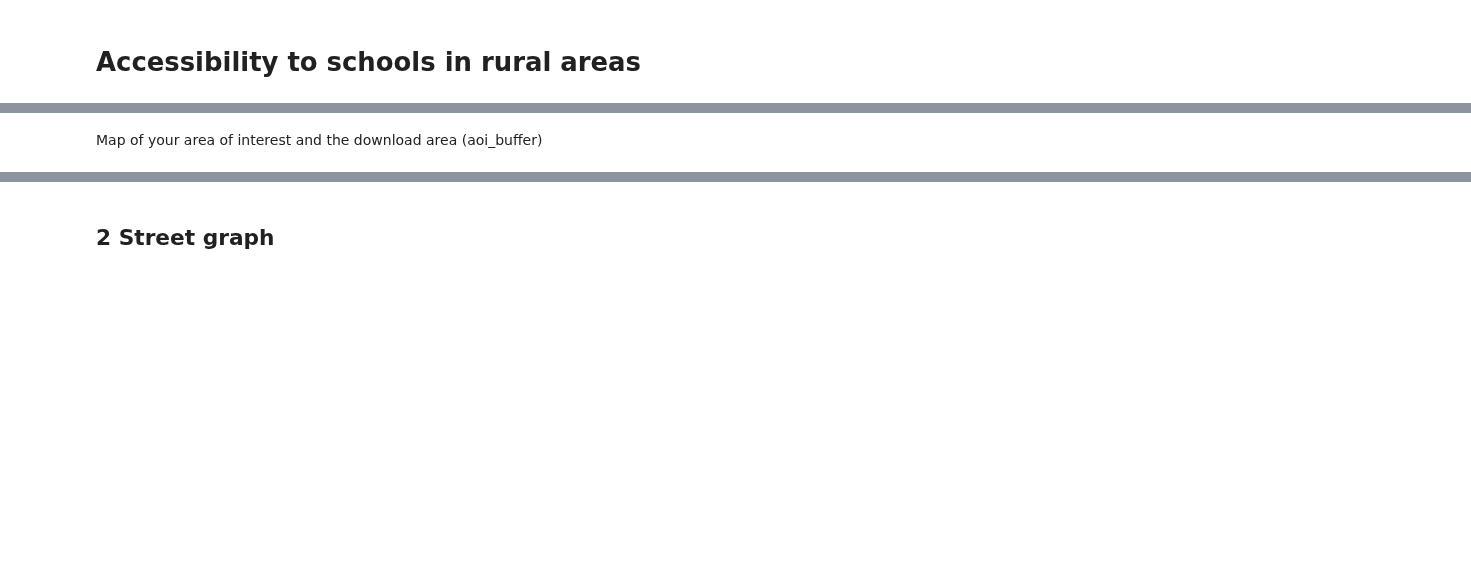
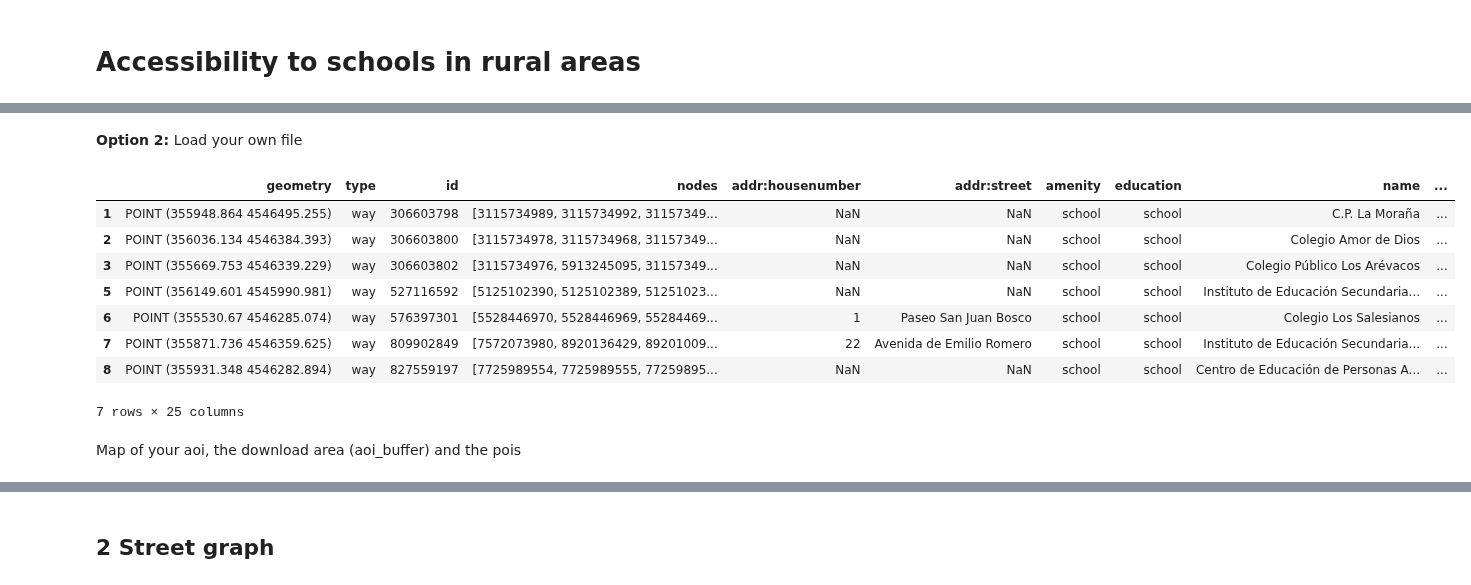
Before and after one commit to CityScope/UrbanAccessAnalyzer, a Jupyter notebook: examples/rural_schools.ipynb, the cells around one changed output, grey strips where cells are left out. Saved outputs shown, nothing was run; the diff lists cells and outputs as text; code cells hidden in the pictures; blank space fills up the shorter version.

```diff
--- a/examples/rural_schools.ipynb
+++ b/examples/rural_schools.ipynb
@@ -34,0 +38,12 @@ import numpy as np
+# %%
+download_buffer = 5000 # Download area should be larger than the aoi by 'download_buffer' meters
+# It should be max(distance_steps) but there is the risk of downloading an area that is too large
+
+distance_steps = [1000,3000,20000] # Distance steps for the isochrones (points in the street network reachable in x distance from any point of interest)
+accessibility_values = ['walk','bike','bus'] # Value to assign to every distance step
+
+min_edge_length = 30 # Simplify street graph to avoid edges of less than 'min_edge_length'
+
+h3_resolution = 10 # If you want results in h3 this is the output h3 resolution
+
+kids_only = True # If True the population data is only people under 18 years age
@@ -60,5 +119,4 @@ Use UTM coords and creat aoi_download with a buffer of X meters
 aoi = gpd.GeoDataFrame(geometry=[aoi.union_all()],crs=aoi.crs) # Ensure there is only one polygon
 aoi = aoi.to_crs(aoi.estimate_utm_crs()) # Convert to utm
 
-aoi_download = aoi.buffer(5000) # Area to do streets and poi requests
-# It should be the maximum buffer we will use but there is the risk of downloading an area that is too large
+aoi_download = aoi.buffer(download_buffer) # Area to do streets and poi requests
@@ -64,0 +149,2 @@ aoi_download = aoi.buffer(5000) # Area to do streets and poi requests
+# %% [markdown]
+**Option 2:** Load your own file
@@ -65,2 +180,16 @@ aoi_download = aoi.buffer(5000) # Area to do streets and poi requests
+# %%
+poi = poi.to_crs(aoi.crs)
+poi = poi[poi.geometry.intersects(aoi_download.union_all())]
+poi
+# %% [output]
+|  | geometry | type | id | nodes | addr:housenumber | addr:street | amenity | education | name | ... |
+| 1 | POINT (355948.864 4546495.255) | way | 306603798 | [3115734989, 3115734992, 31157349... | NaN | NaN | school | school | C.P. La Moraña | ... |
+| 2 | POINT (356036.134 4546384.393) | way | 306603800 | [3115734978, 3115734968, 31157349... | NaN | NaN | school | school | Colegio Amor de Dios | ... |
+| 3 | POINT (355669.753 4546339.229) | way | 306603802 | [3115734976, 5913245095, 31157349... | NaN | NaN | school | school | Colegio Público Los Arévacos | ... |
+| 5 | POINT (356149.601 4545990.981) | way | 527116592 | [5125102390, 5125102389, 51251023... | NaN | NaN | school | school | Instituto de Educación Secundaria... | ... |
+| 6 | POINT (355530.67 4546285.074) | way | 576397301 | [5528446970, 5528446969, 55284469... | 1 | Paseo San Juan Bosco | school | school | Colegio Los Salesianos | ... |
+| 7 | POINT (355871.736 4546359.625) | way | 809902849 | [7572073980, 8920136429, 89201009... | 22 | Avenida de Emilio Romero | school | school | Instituto de Educación Secundaria... | ... |
+| 8 | POINT (355931.348 4546282.894) | way | 827559197 | [7725989554, 7725989555, 77259895... | NaN | NaN | school | school | Centro de Educación de Personas A... | ... |
+7 rows × 25 columns
 # %% [markdown]
-Map of your area of interest and the download area (aoi_buffer)
+Map of your aoi, the download area (aoi_buffer) and the pois
```
Also changed, not shown: parts of 52 cells of this notebook, 3 other files.
